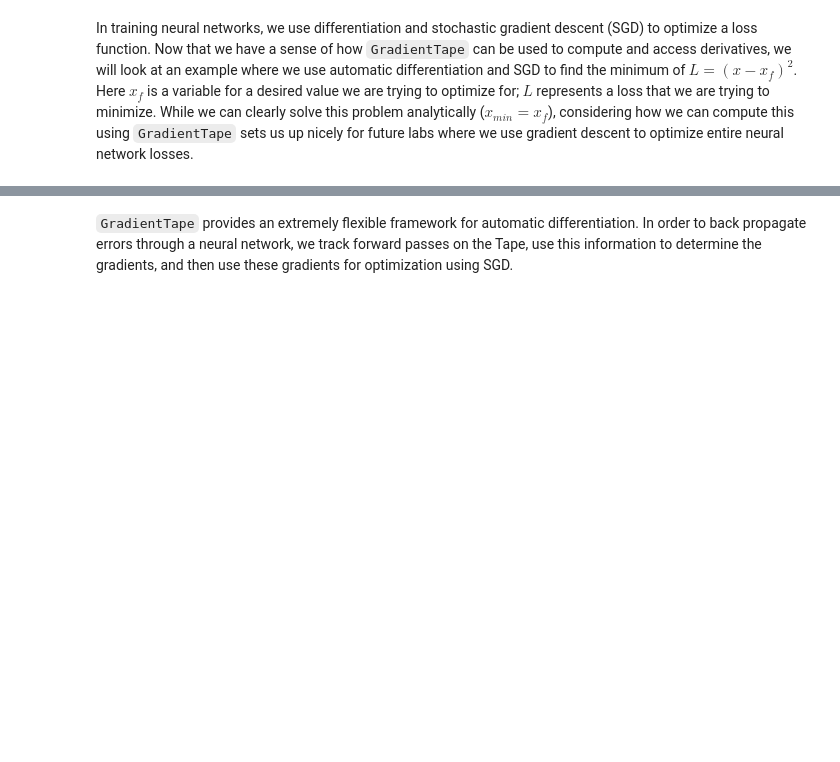
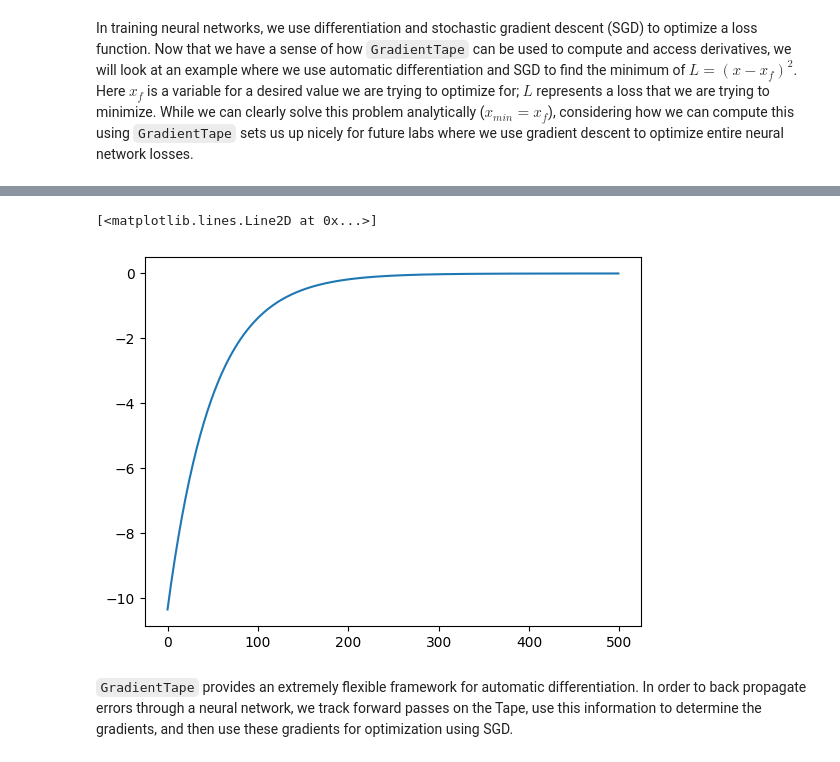
Before and after one commit to afaqahmed91/deeplearning, a Jupyter notebook: Part1_TensorFlow.ipynb, the cells around one changed output, grey strips where cells are left out. Drawn from its saved outputs; the diff is of its cells as text; code cells hidden in the pictures; blank space fills up the shorter version.

```diff
--- a/Part1_TensorFlow.ipynb
+++ b/Part1_TensorFlow.ipynb
@@ -361,2 +379,7 @@ plt.ylabel('x value')
+# %%
+plt.plot(gradients)
+# %% [output]
+[<matplotlib.lines.Line2D at 0x...>]
+[figure, added]
 # %% [markdown]
 `GradientTape` provides an extremely flexible framework for automatic differentiation. In order to back propagate errors through a neural network, we track forward passes on the Tape, use this information to determine the gradients, and then use these gradients for optimization using SGD.
```
Also changed, not shown: parts of 8 cells of this notebook.
